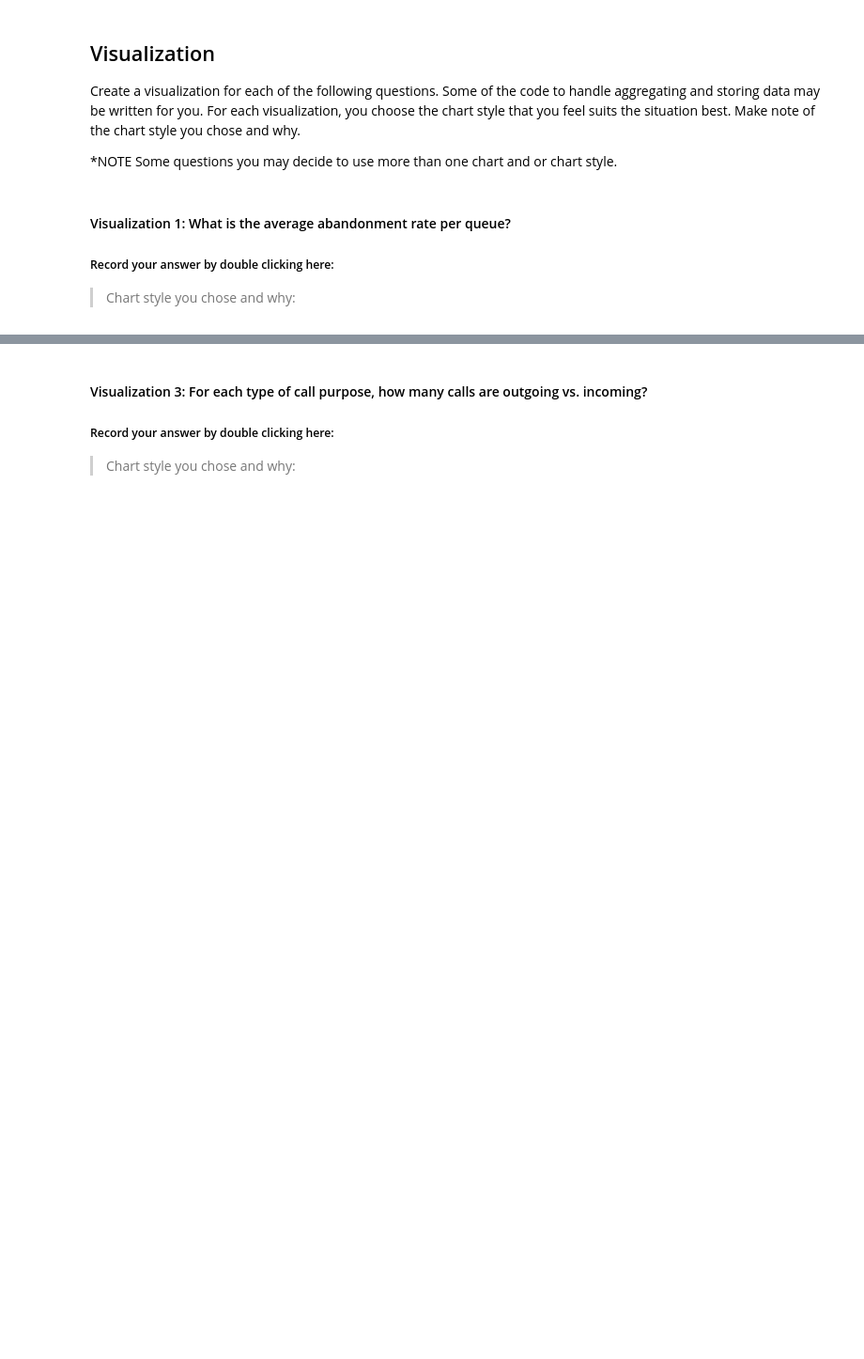
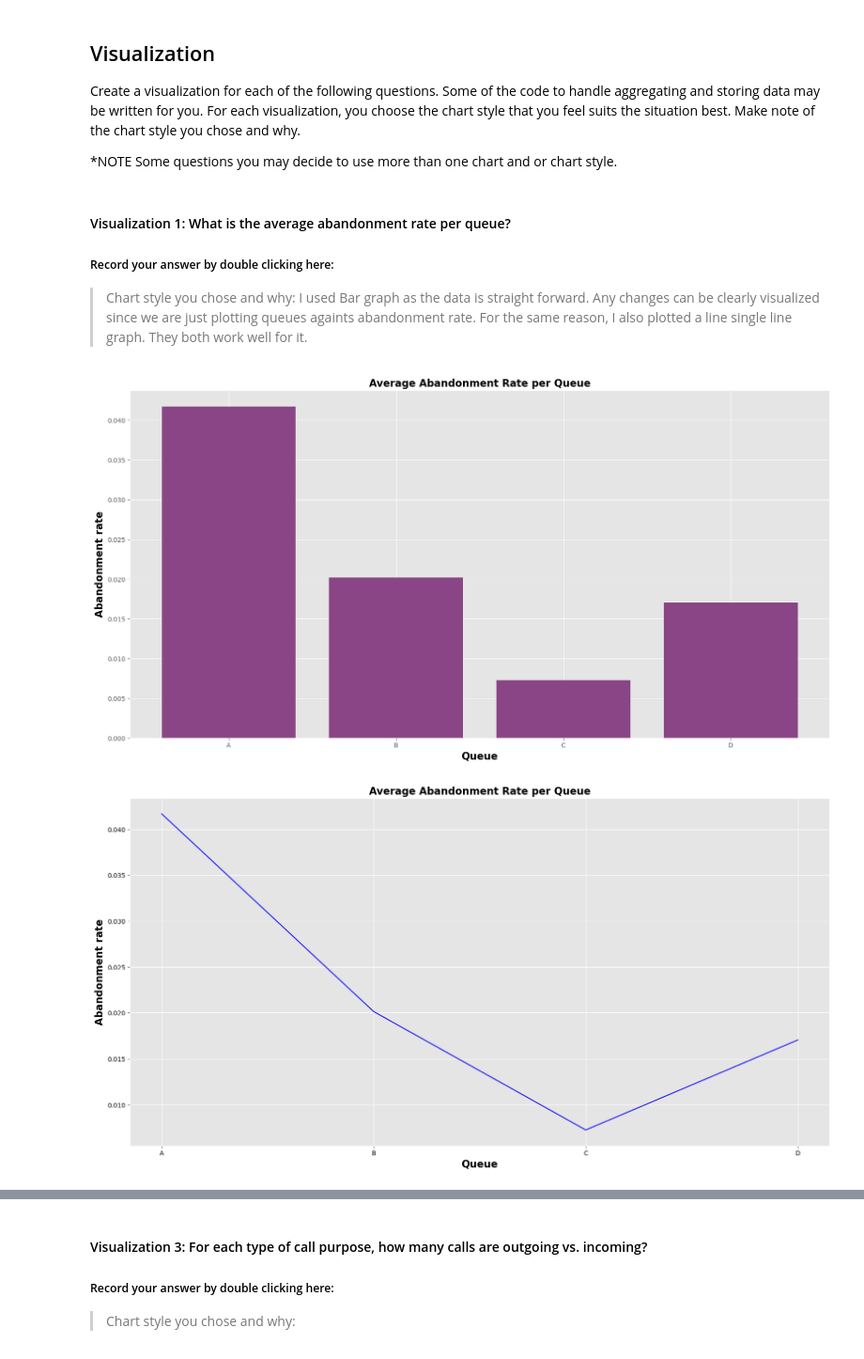
Before and after one commit to shilpasalil/call-center-cleanup-assignment, a Jupyter notebook: Call_Center_Cleanup.ipynb, the cells around one changed output, grey strips where cells are left out. Shown at 94% size. Drawn from its saved outputs; the diff is of its cells as text; code cells hidden in the pictures; blank space fills up the shorter version.

Commit message:
working on Data Visualization

```diff
--- a/Call_Center_Cleanup.ipynb
+++ b/Call_Center_Cleanup.ipynb
@@ -589,18 +589,49 @@ Create a visualization for each of the following questions. Some of the code to
 #### Visualization 1:  What is the average abandonment rate per queue?
 ##### Record your answer by double clicking here:
 
-> Chart style you chose and why:
+> Chart style you chose and why: I used Bar graph as the data is straight forward. Any changes can be clearly visualized since we are just plotting queues againts abandonment rate. For the same reason, I also plotted a line single line graph. They both work well for it.
 # %%
 # Create visualization 1 here
 # Import any additional libraries needed with alias
 
+import matplotlib.pyplot as plt
+from matplotlib import style
+# setting style for graphs
+style.use('ggplot')
+plt.rcParams['figure.figsize'] = (20,10)
+import matplotlib.colors as mcolors
 
 
 # The dictionary abandonment_rates has the data you need.
 abandonment_rates = {}
 queues = ["A", "B", "C", "D"]
-queue_dict = df.groupby("Queue").agg("sum")
+queue_dict = df.groupby("Queue").agg("sum",numeric_only=True)
 for i in range(4):
     abandonment_rates[queues[i]] = queue_dict["Abandoned"][i] / queue_dict["Calls"][i]
 
 #Your Code Here:
+#bar graph
+
+keys=abandonment_rates.keys()
+values=abandonment_rates.values()
+#plt.figure(figsize=(20, 8))
+plt.bar(keys, values, color='#894585')
+#plt.bar(keys, values, color='light eggplant') - need code for color
+plt.xlabel('Queue', color = 'black', fontsize = 16, fontweight = 'bold')
+plt.ylabel('Abandonment rate', color = 'black', fontsize = 16, fontweight = 'bold')
+plt.title('Average Abandonment Rate per Queue', color = 'black', fontsize = 16, fontweight = 'bold')
+plt.show()
+plt.savefig('bar_vertical_abandonment_rate.png')
+
+#try line graph
+plt.plot(keys,values, color ='#0c06f7')
+plt.title('Average Abandonment Rate per Queue', color = 'black', fontsize = 16, fontweight = 'bold')
+plt.xlabel('Queue',color = 'black',fontsize = 16, fontweight = 'bold')
+plt.ylabel('Abandonment rate',color = 'black',fontsize = 16, fontweight = 'bold')
+plt.xticks(color = 'black')
+plt.yticks(color = 'black')
+plt.savefig('linechart_single_abandonment_rate.png')
+plt.show()
+# %% [output]
+[figure, added]
+[figure, added]
```
Also changed, not shown: parts of 13 cells of this notebook, 3 other files.
